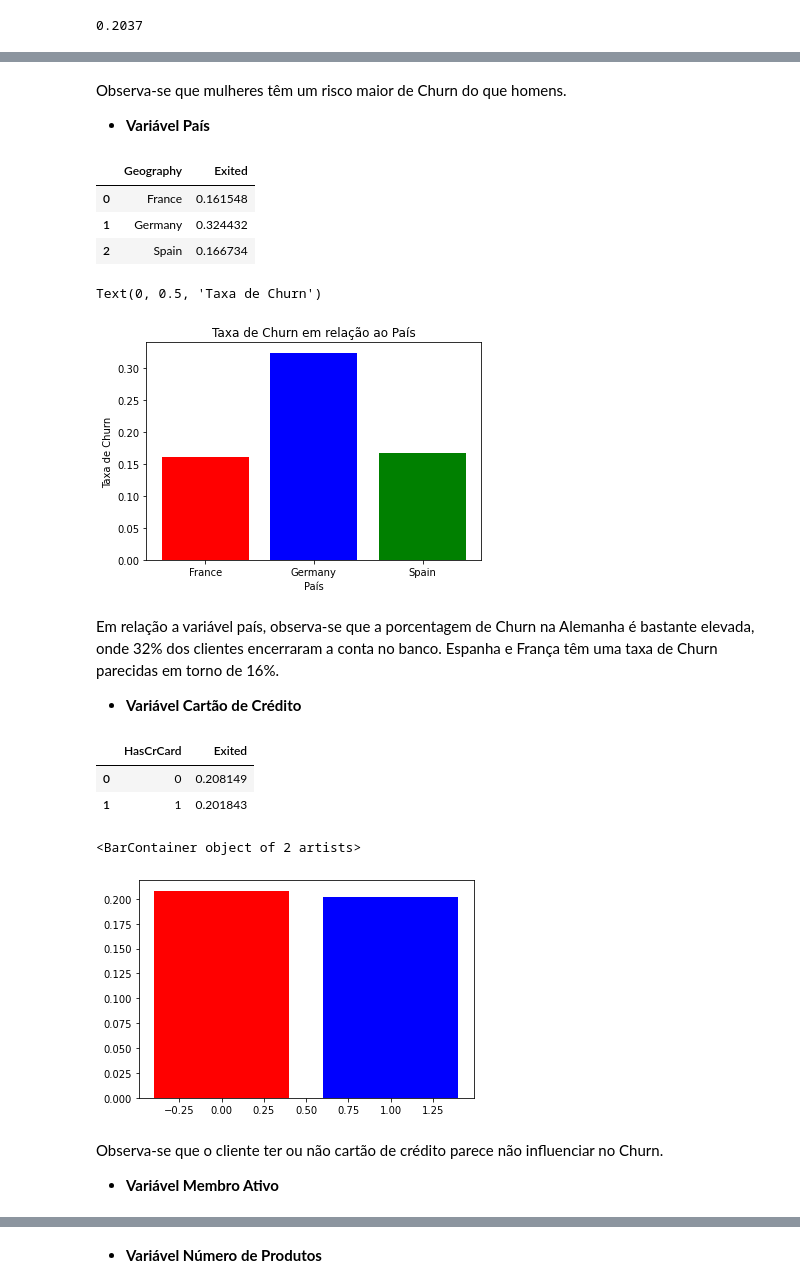
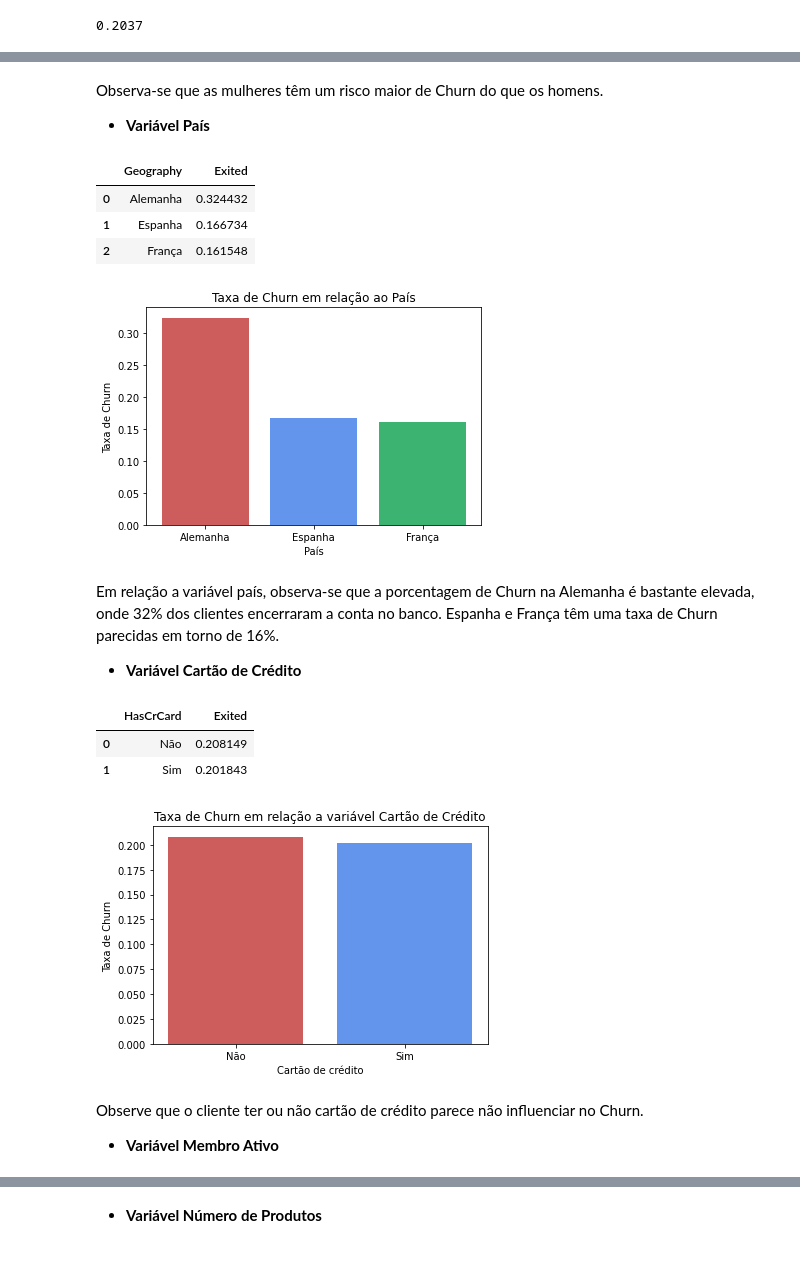
Before and after one commit to scudilio/Churn_model, a Jupyter notebook: Parte_II_Churn_artigo.ipynb, the cells around one changed output, grey strips where cells are left out. Drawn from its saved outputs; the diff is of its cells as text; code cells hidden in the pictures; blank space fills up the shorter version.

```diff
--- a/Parte_II_Churn_artigo.ipynb
+++ b/Parte_II_Churn_artigo.ipynb
@@ -215,5 +218,8 @@ Observe que 20% dos clientes dessa agência bancária abandonaram o serviço. Va
 
 * **Variável Sexo**
+# %%
+#renomeando as categorias
+df['Gender']=df['Gender'].replace(['Female','Male'],['Feminino','Masculino'])
 # %%
 df_plot = df.groupby ('Gender'). Exited.mean (). reset_index ()
 df_plot
@@ -235,49 +240,51 @@ Text(0, 0.5, 'Taxa de Churn')
 # %% [markdown]
-Observa-se que mulheres têm um risco maior de Churn do que homens.
+Observa-se que as mulheres têm um risco maior de Churn do que os homens.
 
 * **Variável País**
+# %%
+df['Geography']=df['Geography'].replace(['France','Germany','Spain'],['França','Alemanha','Espanha'])
 # %%
 df_plot = df.groupby ('Geography'). Exited.mean (). reset_index ()
 df_plot
 # %% [output]
 |  | Geography | Exited |
-| 0 | France | 0.161548 |
-| 1 | Germany | 0.324432 |
-| 2 | Spain | 0.166734 |
+| 0 | Alemanha | 0.324432 |
+| 1 | Espanha | 0.166734 |
+| 2 | França | 0.161548 |
 # %%
 #País em relação a variável churn
 x =df_plot['Geography']
 y=df_plot['Exited']
-plt.bar(x,y,color=['red','blue','green'])
-plt.title('Taxa de Churn em relação ao País')
-plt.xlabel('País')
-plt.ylabel('Taxa de Churn')
+plt.bar(x,y,color=['#CD5C5C','#6495ED','#3CB371']);
+plt.title('Taxa de Churn em relação ao País');
+plt.xlabel('País');
+plt.ylabel('Taxa de Churn');
 # %% [output]
-Text(0, 0.5, 'Taxa de Churn')
-[figure, old version]
+[figure, new version]
 # %% [markdown]
 Em relação a variável país, observa-se que a porcentagem de Churn na Alemanha é bastante elevada, onde 32% dos clientes encerraram a conta no banco. Espanha e França têm uma taxa de Churn parecidas em torno de 16%.
 
 * **Variável Cartão de Crédito**
+# %%
+df['HasCrCard']=df['HasCrCard'].replace([0,1],['Não','Sim'])
 # %%
 df_plot = df.groupby ('HasCrCard'). Exited.mean (). reset_index ()
 df_plot
 # %% [output]
 |  | HasCrCard | Exited |
-| 0 | 0 | 0.208149 |
-| 1 | 1 | 0.201843 |
+| 0 | Não | 0.208149 |
+| 1 | Sim | 0.201843 |
 # %%
 #Carão de crédito em relação a variável churn
 x =df_plot['HasCrCard']
 y=df_plot['Exited']
-plt.bar(x,y,color=['red','blue'])
-plt.title('Taxa de Churn em relação a variável Cartão de Crédito')
-plt.xlabel('Cartão de crédito')
-plt.ylabel('Taxa de Churn')
+plt.bar(x,y,color=['#CD5C5C','#6495ED']);
+plt.title('Taxa de Churn em relação a variável Cartão de Crédito');
+plt.xlabel('Cartão de crédito');
+plt.ylabel('Taxa de Churn');
 # %% [output]
-<BarContainer object of 2 artists>
-[figure, old version]
+[figure, new version]
 # %% [markdown]
-Observa-se que o cliente ter ou não cartão de crédito parece não influenciar no Churn.
+Observe que o cliente ter ou não cartão de crédito parece não influenciar no Churn.
 
 * **Variável Membro Ativo**
```
Also changed, not shown: parts of 41 cells of this notebook.
